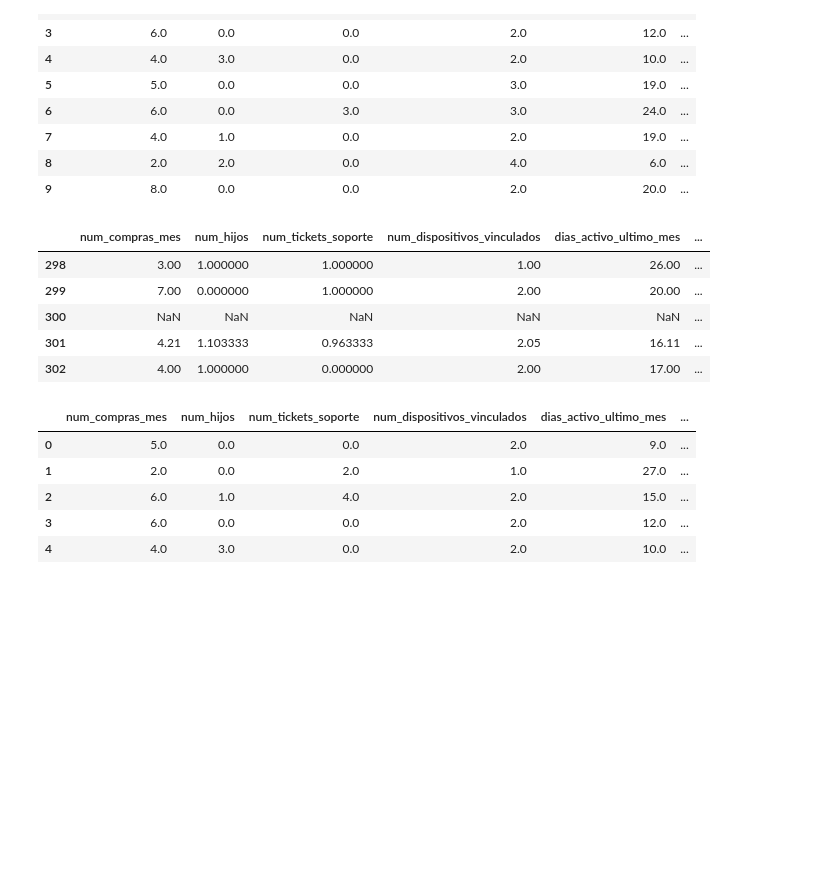
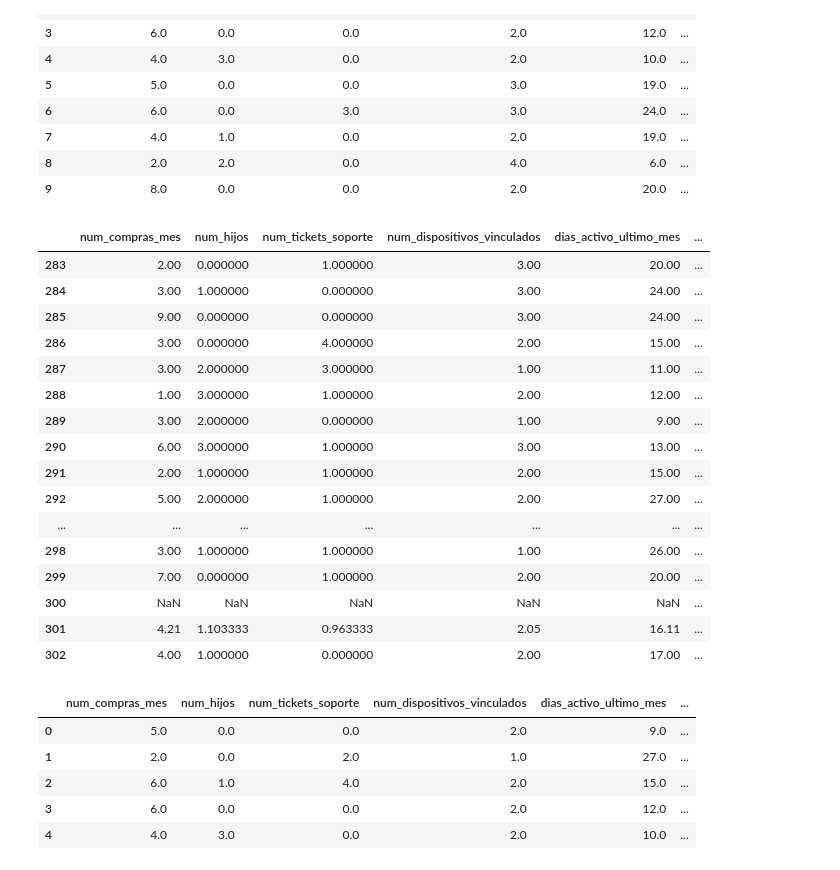
Before and after one commit to mtzsantosedu/M4-Programaci-n, a Jupyter notebook: S2 - Estructura_de_datos/ACT02.ipynb, the cells around one changed output. Cells and saved outputs as stored; diff of their text form; code cells hidden in the pictures; blank space fills up the shorter version.

```diff
--- a/S2 - Estructura_de_datos/ACT02.ipynb
+++ b/S2 - Estructura_de_datos/ACT02.ipynb
@@ -356,9 +367,20 @@ numericas.head(10  )
 | 8 | 2.0 | 2.0 | 0.0 | 4.0 | 6.0 | ... |
 | 9 | 8.0 | 0.0 | 0.0 | 2.0 | 20.0 | ... |
 # %%
-numericas. tail()
+numericas. tail(20)
 # %% [output]
 |  | num_compras_mes | num_hijos | num_tickets_soporte | num_dispositivos_vinculados | dias_activo_ultimo_mes | ... |
+| 283 | 2.00 | 0.000000 | 1.000000 | 3.00 | 20.00 | ... |
+| 284 | 3.00 | 1.000000 | 0.000000 | 3.00 | 24.00 | ... |
+| 285 | 9.00 | 0.000000 | 0.000000 | 3.00 | 24.00 | ... |
+| 286 | 3.00 | 0.000000 | 4.000000 | 2.00 | 15.00 | ... |
+| 287 | 3.00 | 2.000000 | 3.000000 | 1.00 | 11.00 | ... |
+| 288 | 1.00 | 3.000000 | 1.000000 | 2.00 | 12.00 | ... |
+| 289 | 3.00 | 2.000000 | 0.000000 | 1.00 | 9.00 | ... |
+| 290 | 6.00 | 3.000000 | 1.000000 | 3.00 | 13.00 | ... |
+| 291 | 2.00 | 1.000000 | 1.000000 | 2.00 | 15.00 | ... |
+| 292 | 5.00 | 2.000000 | 1.000000 | 2.00 | 27.00 | ... |
+| ... | ... | ... | ... | ... | ... | ... |
 | 298 | 3.00 | 1.000000 | 1.000000 | 1.00 | 26.00 | ... |
 | 299 | 7.00 | 0.000000 | 1.000000 | 2.00 | 20.00 | ... |
 | 300 | NaN | NaN | NaN | NaN | NaN | ... |
```
Also changed, not shown: parts of 8 cells of this notebook, 2 other files.
